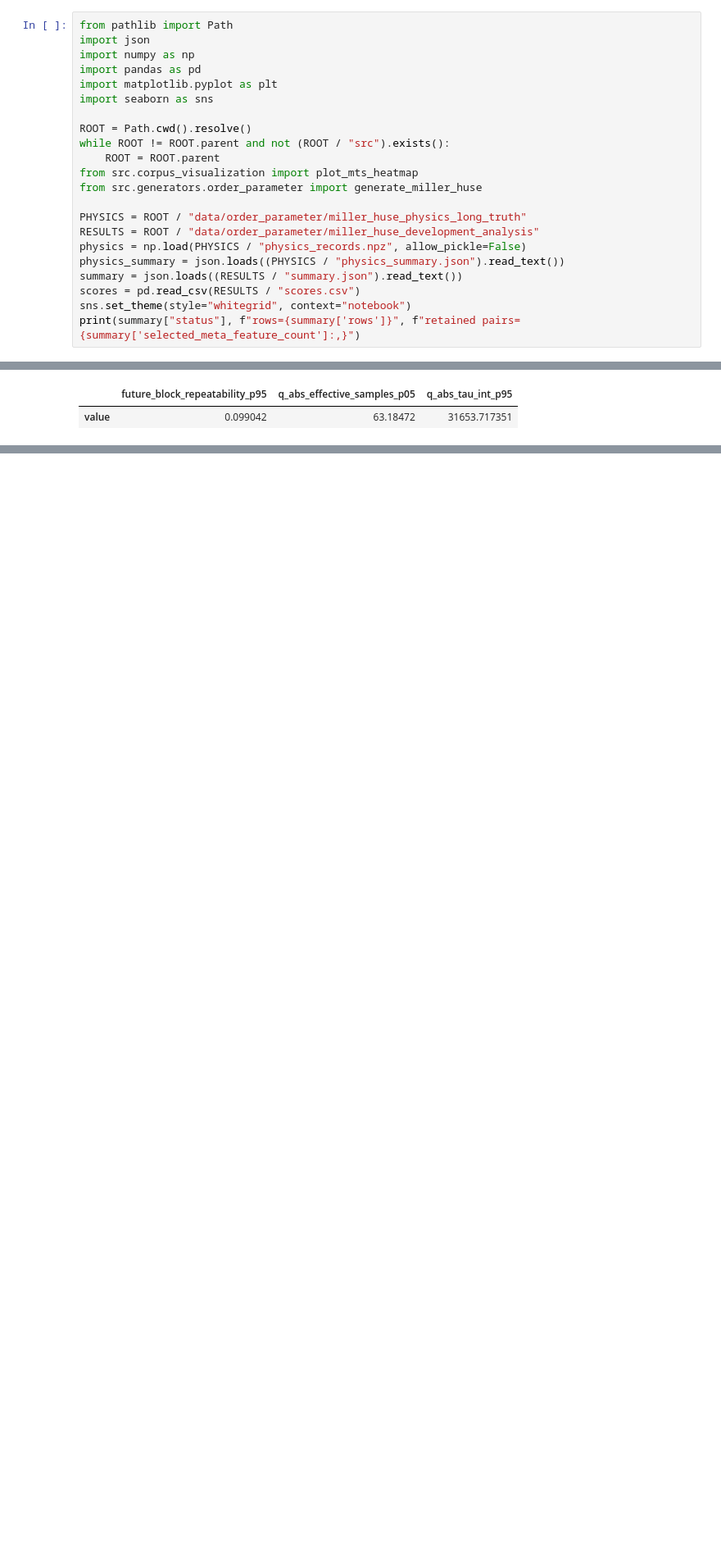
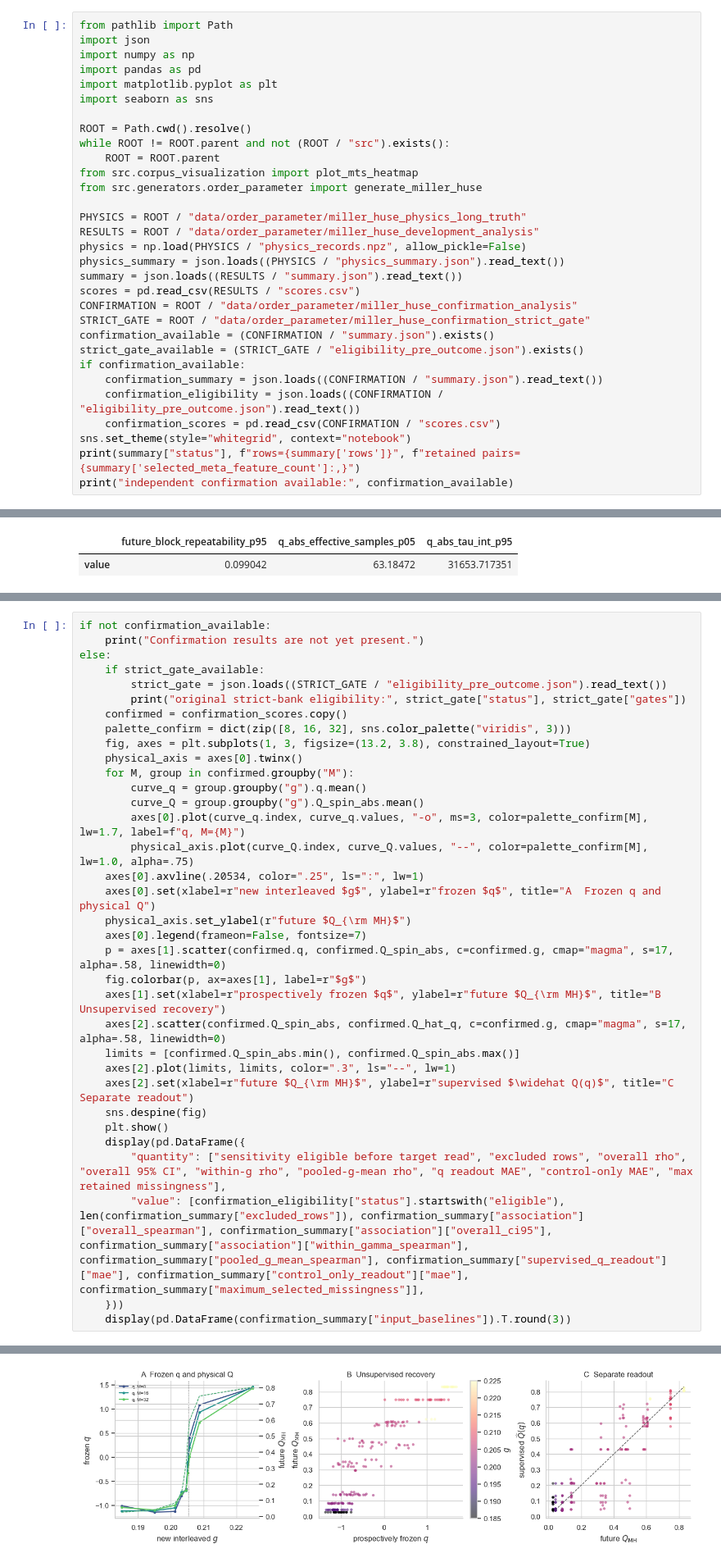
Before and after one commit to willedibam/mts-spi-study-cluster, a Jupyter notebook: notebooks/inference/miller-huse-order-coordinate.ipynb, the cells around one changed output, grey strips where cells are left out. Shown at 82% size. Saved outputs shown, nothing was run; the diff lists cells and outputs as text; blank space fills up the shorter version.

Commit message:
Record Miller-Huse confirmation sensitivity

```diff
--- a/notebooks/inference/miller-huse-order-coordinate.ipynb
+++ b/notebooks/inference/miller-huse-order-coordinate.ipynb
@@ -32,7 +32,16 @@ physics = np.load(PHYSICS / "physics_records.npz", allow_pickle=False)
 physics_summary = json.loads((PHYSICS / "physics_summary.json").read_text())
 summary = json.loads((RESULTS / "summary.json").read_text())
 scores = pd.read_csv(RESULTS / "scores.csv")
+CONFIRMATION = ROOT / "data/order_parameter/miller_huse_confirmation_analysis"
+STRICT_GATE = ROOT / "data/order_parameter/miller_huse_confirmation_strict_gate"
+confirmation_available = (CONFIRMATION / "summary.json").exists()
+strict_gate_available = (STRICT_GATE / "eligibility_pre_outcome.json").exists()
+if confirmation_available:
+    confirmation_summary = json.loads((CONFIRMATION / "summary.json").read_text())
+    confirmation_eligibility = json.loads((CONFIRMATION / "eligibility_pre_outcome.json").read_text())
+    confirmation_scores = pd.read_csv(CONFIRMATION / "scores.csv")
 sns.set_theme(style="whitegrid", context="notebook")
 print(summary["status"], f"rows={summary['rows']}", f"retained pairs={summary['selected_meta_feature_count']:,}")
+print("independent confirmation available:", confirmation_available)
 # %% [output]
 development_only rows=288 retained pairs=32,836
@@ -85,0 +100,35 @@ display(pd.DataFrame({"value": physics_summary}).T[["future_block_repeatability_
+# %%
+if not confirmation_available:
+    print("Confirmation results are not yet present.")
+else:
+    if strict_gate_available:
+        strict_gate = json.loads((STRICT_GATE / "eligibility_pre_outcome.json").read_text())
+        print("original strict-bank eligibility:", strict_gate["status"], strict_gate["gates"])
+    confirmed = confirmation_scores.copy()
+    palette_confirm = dict(zip([8, 16, 32], sns.color_palette("viridis", 3)))
+    fig, axes = plt.subplots(1, 3, figsize=(13.2, 3.8), constrained_layout=True)
+    physical_axis = axes[0].twinx()
+    for M, group in confirmed.groupby("M"):
+        curve_q = group.groupby("g").q.mean()
+        curve_Q = group.groupby("g").Q_spin_abs.mean()
+        axes[0].plot(curve_q.index, curve_q.values, "-o", ms=3, color=palette_confirm[M], lw=1.7, label=f"q, M={M}")
+        physical_axis.plot(curve_Q.index, curve_Q.values, "--", color=palette_confirm[M], lw=1.0, alpha=.75)
+    axes[0].axvline(.20534, color=".25", ls=":", lw=1)
+    axes[0].set(xlabel=r"new interleaved $g$", ylabel=r"frozen $q$", title="A  Frozen q and physical Q")
+    physical_axis.set_ylabel(r"future $Q_{\rm MH}$")
+    axes[0].legend(frameon=False, fontsize=7)
+    p = axes[1].scatter(confirmed.q, confirmed.Q_spin_abs, c=confirmed.g, cmap="magma", s=17, alpha=.58, linewidth=0)
+    fig.colorbar(p, ax=axes[1], label=r"$g$")
+    axes[1].set(xlabel=r"prospectively frozen $q$", ylabel=r"future $Q_{\rm MH}$", title="B  Unsupervised recovery")
+    axes[2].scatter(confirmed.Q_spin_abs, confirmed.Q_hat_q, c=confirmed.g, cmap="magma", s=17, alpha=.58, linewidth=0)
+    limits = [confirmed.Q_spin_abs.min(), confirmed.Q_spin_abs.max()]
+    axes[2].plot(limits, limits, color=".3", ls="--", lw=1)
+    axes[2].set(xlabel=r"future $Q_{\rm MH}$", ylabel=r"supervised $\widehat Q(q)$", title="C  Separate readout")
+    sns.despine(fig)
+    plt.show()
+    display(pd.DataFrame({
+        "quantity": ["sensitivity eligible before target read", "excluded rows", "overall rho", "overall 95% CI", "within-g rho", "pooled-g-mean rho", "q readout MAE", "control-only MAE", "max retained missingness"],
+        "value": [confirmation_eligibility["status"].startswith("eligible"), len(confirmation_summary["excluded_rows"]), confirmation_summary["association"]["overall_spearman"], confirmation_summary["association"]["overall_ci95"], confirmation_summary["association"]["within_gamma_spearman"], confirmation_summary["pooled_g_mean_spearman"], confirmation_summary["supervised_q_readout"]["mae"], confirmation_summary["control_only_readout"]["mae"], confirmation_summary["maximum_selected_missingness"]],
+    }))
+    display(pd.DataFrame(confirmation_summary["input_baselines"]).T.round(3))
+# %% [output]
@@ -85,0 +136 @@ display(pd.DataFrame({"value": physics_summary}).T[["future_block_repeatability_
+[figure, added]
```
Also changed, not shown: parts of 3 cells of this notebook, 5 other files.
